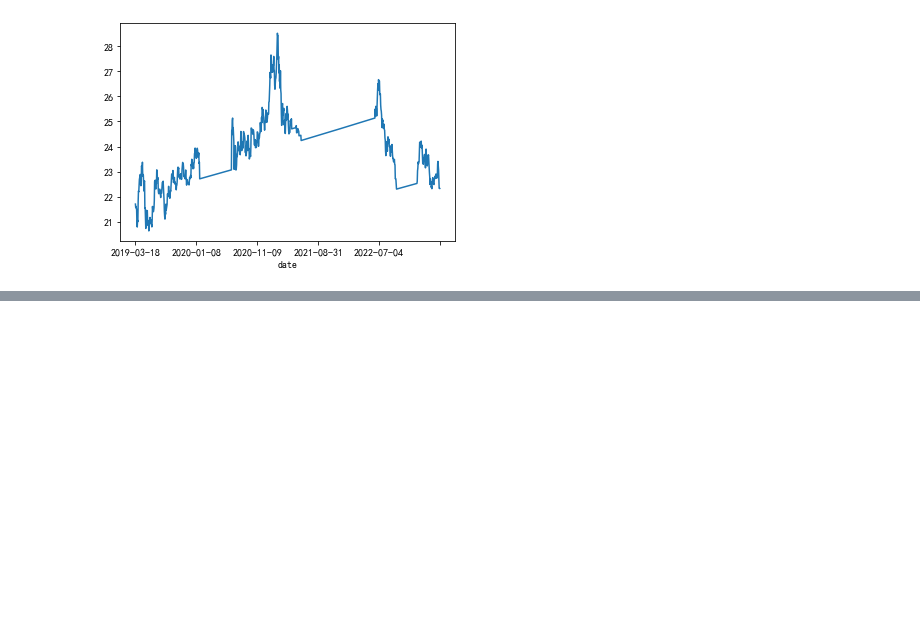
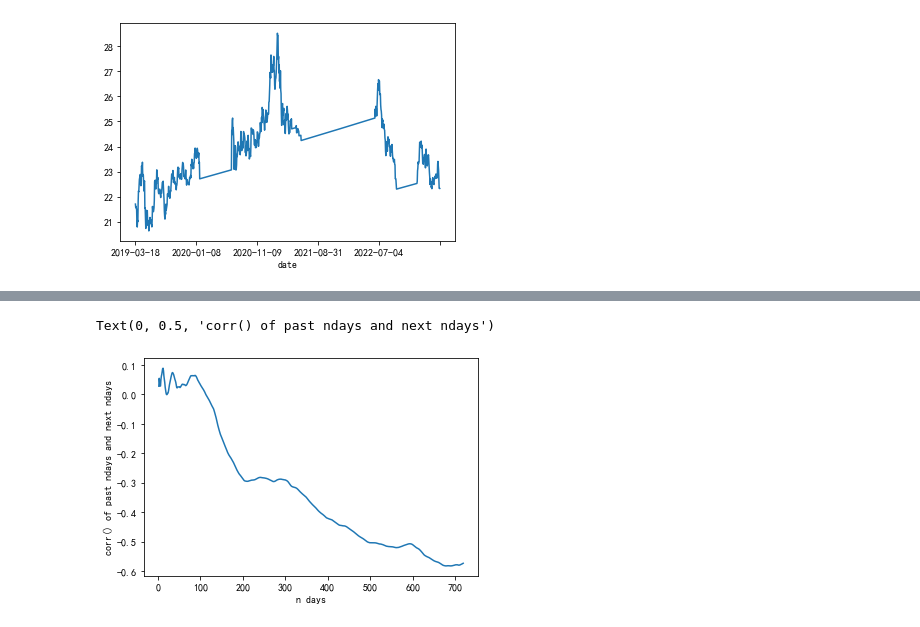
Before and after one commit to jwli601/stocks_stories, a Jupyter notebook: pos_strategy.ipynb, the cells around one changed output, grey strips where cells are left out. Drawn from its saved outputs; the diff is of its cells as text; code cells hidden in the pictures; blank space fills up the shorter version.

```diff
--- a/pos_strategy.ipynb
+++ b/pos_strategy.ipynb
@@ -70,0 +92,8 @@ df_wt.T.sum().iloc[-1000:].plot()
+# %%
+# zz500
+plt.plot(ps,cs)
+plt.xlabel('n days')
+plt.ylabel('corr() of past ndays and next ndays')
+# %% [output]
+Text(0, 0.5, 'corr() of past ndays and next ndays')
+[figure, added]
```
Also changed, not shown: parts of 12 cells of this notebook, 2 other files.
